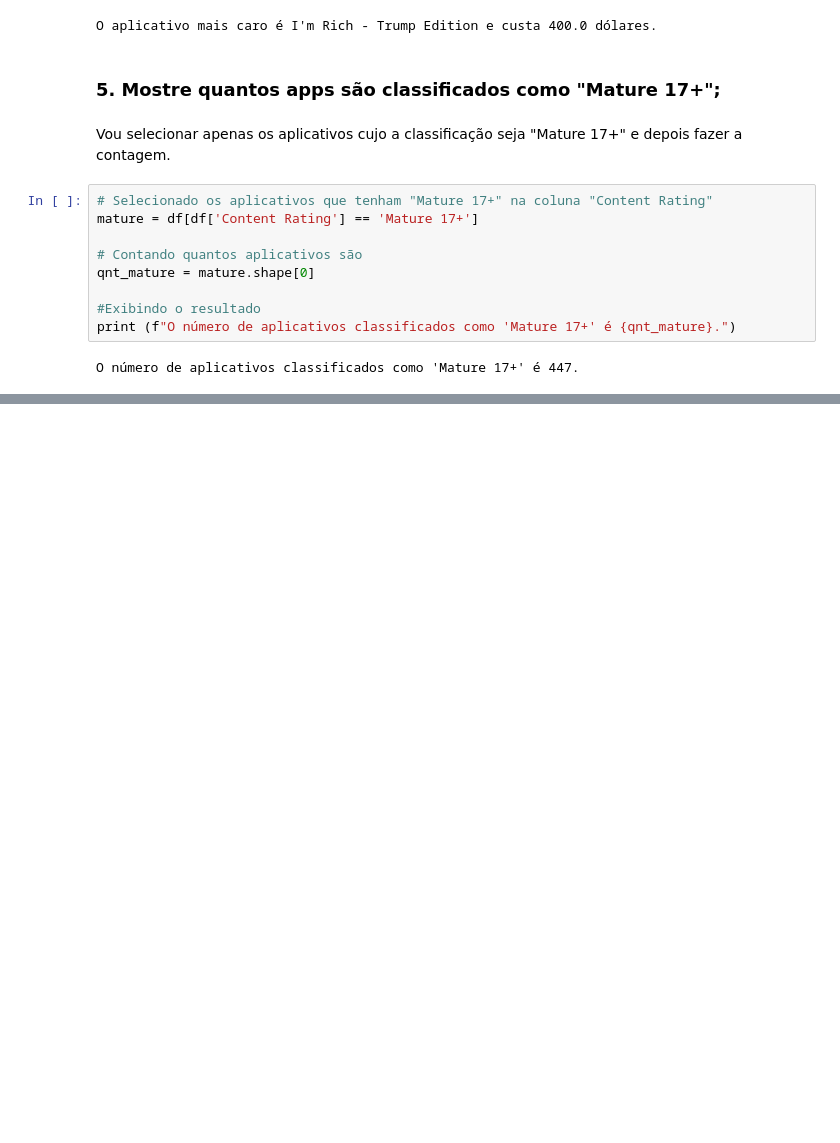
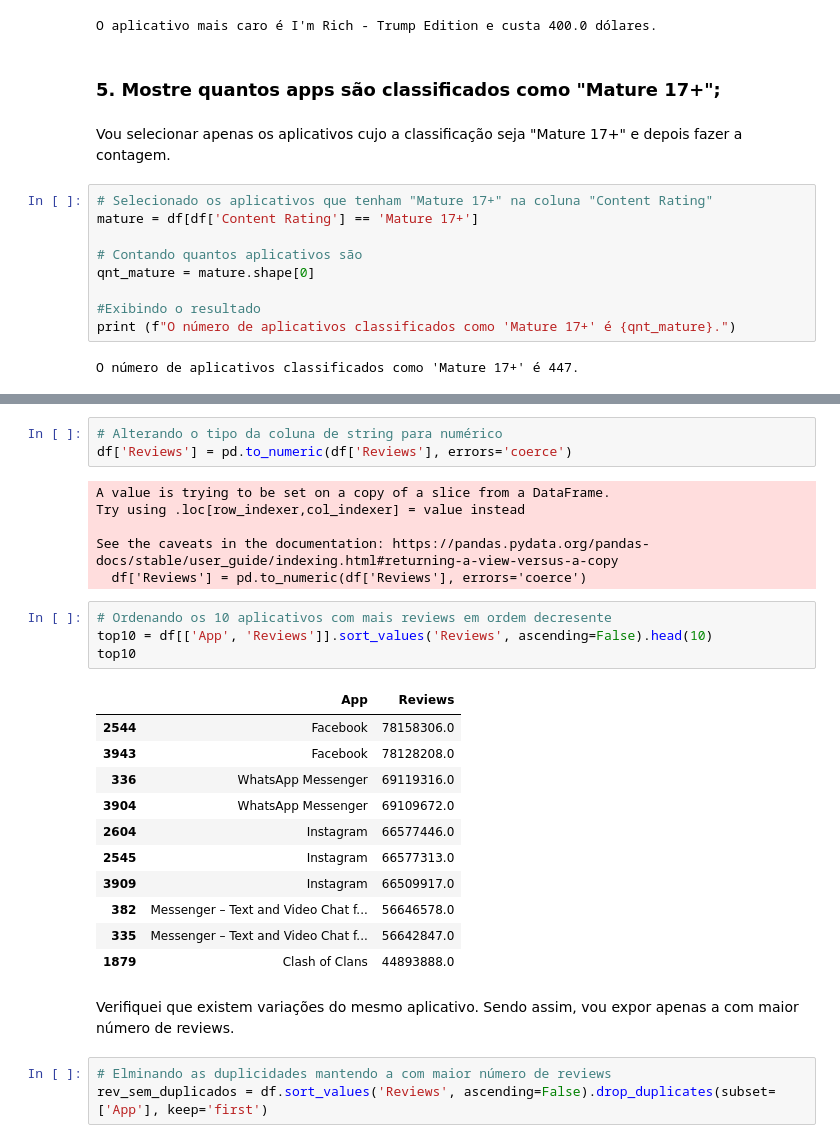
Before and after one commit to aline-hoffmann/scholarship-compass, a Jupyter notebook: Sprint_2/Desafio/desafio.ipynb, the cells around one changed output, grey strips where cells are left out. Saved outputs shown, nothing was run; the diff lists cells and outputs as text; blank space fills up the shorter version.

```diff
--- a/Sprint_2/Desafio/desafio.ipynb
+++ b/Sprint_2/Desafio/desafio.ipynb
@@ -186,0 +196,30 @@ O número de aplicativos classificados como 'Mature 17+' é 447.
+# %%
+# Alterando o tipo da coluna de string para numérico
+df['Reviews'] = pd.to_numeric(df['Reviews'], errors='coerce')
+# %% [output]
+A value is trying to be set on a copy of a slice from a DataFrame.
+Try using .loc[row_indexer,col_indexer] = value instead
+
+See the caveats in the documentation: https://pandas.pydata.org/pandas-docs/stable/user_guide/indexing.html#returning-a-view-versus-a-copy
+  df['Reviews'] = pd.to_numeric(df['Reviews'], errors='coerce')
+# %%
+# Ordenando os 10 aplicativos com mais reviews em ordem decresente
+top10 = df[['App', 'Reviews']].sort_values('Reviews', ascending=False).head(10)
+top10
+# %% [output]
+|  | App | Reviews |
+| 2544 | Facebook | 78158306.0 |
+| 3943 | Facebook | 78128208.0 |
+| 336 | WhatsApp Messenger | 69119316.0 |
+| 3904 | WhatsApp Messenger | 69109672.0 |
+| 2604 | Instagram | 66577446.0 |
+| 2545 | Instagram | 66577313.0 |
+| 3909 | Instagram | 66509917.0 |
+| 382 | Messenger – Text and Video Chat f... | 56646578.0 |
+| 335 | Messenger – Text and Video Chat f... | 56642847.0 |
+| 1879 | Clash of Clans | 44893888.0 |
+# %% [markdown]
+Verifiquei que existem variações do mesmo aplicativo. Sendo assim, vou expor apenas a com maior número de reviews.
+# %%
+# Elminando as duplicidades mantendo a com maior número de reviews
+rev_sem_duplicados = df.sort_values('Reviews', ascending=False).drop_duplicates(subset=['App'], keep='first')
```
Also changed, not shown: parts of 3 cells of this notebook.
